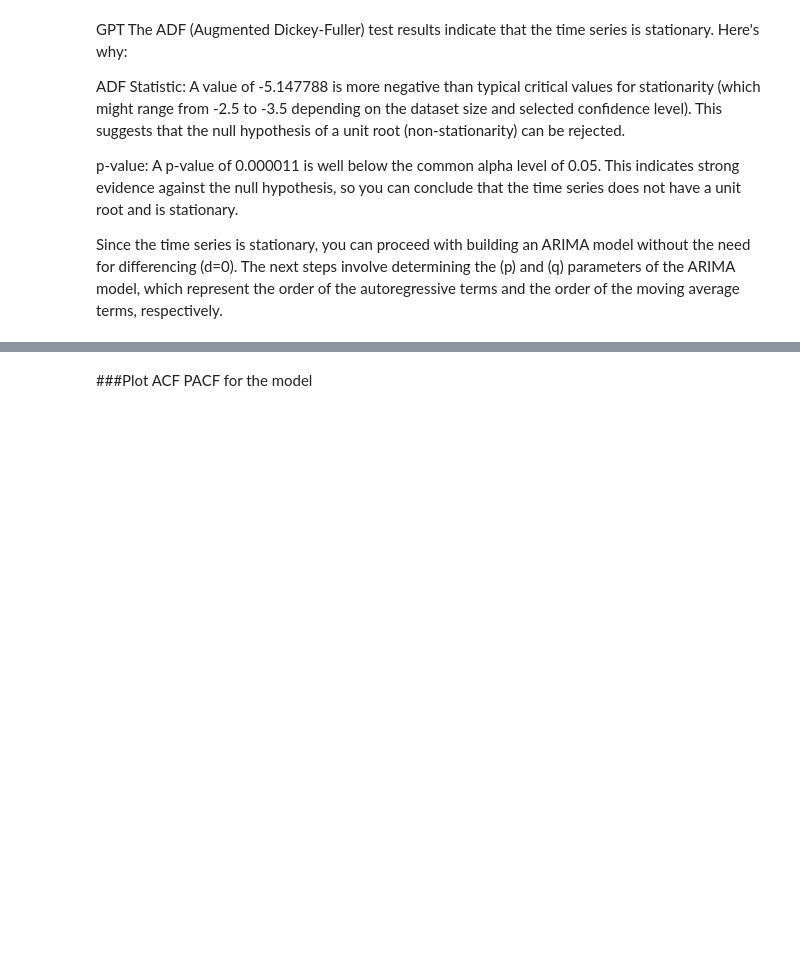
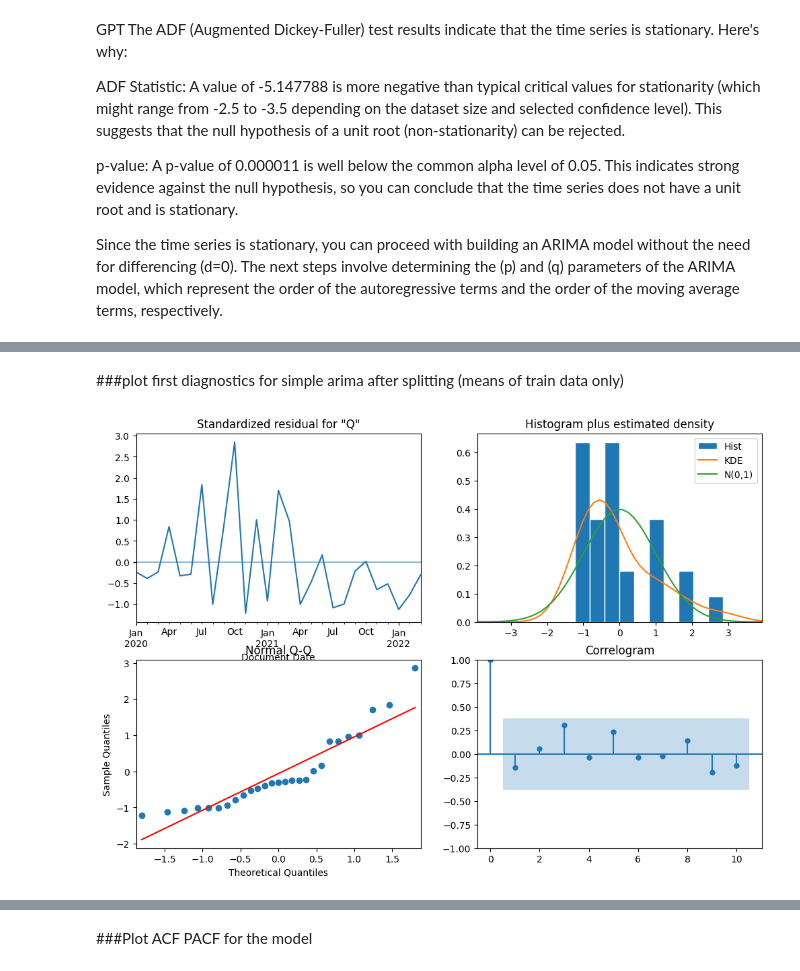
Before and after one commit to mra49/Capstone, a Jupyter notebook: SalesForecasting.ipynb, the cells around one changed output, grey strips where cells are left out. Cells and saved outputs as stored; diff of their text form; code cells hidden in the pictures; blank space fills up the shorter version.

```diff
--- a/SalesForecasting.ipynb
+++ b/SalesForecasting.ipynb
@@ -757,0 +693,14 @@ Name: predicted_mean, dtype: float64
+# %% [markdown]
+###plot first diagnostics for simple arima after splitting (means of train data only)
+# %%
+# Assuming you have already split the data and fit the model to the training set
+model_fit = model.fit()
+
+# Obtain the residuals
+residuals = model_fit.resid
+
+# Plot diagnostics on the training set residuals
+model_fit.plot_diagnostics(figsize=(12, 8))
+plt.show()
+# %% [output]
+[figure, added]
```
Also changed, not shown: parts of 130 cells of this notebook.
